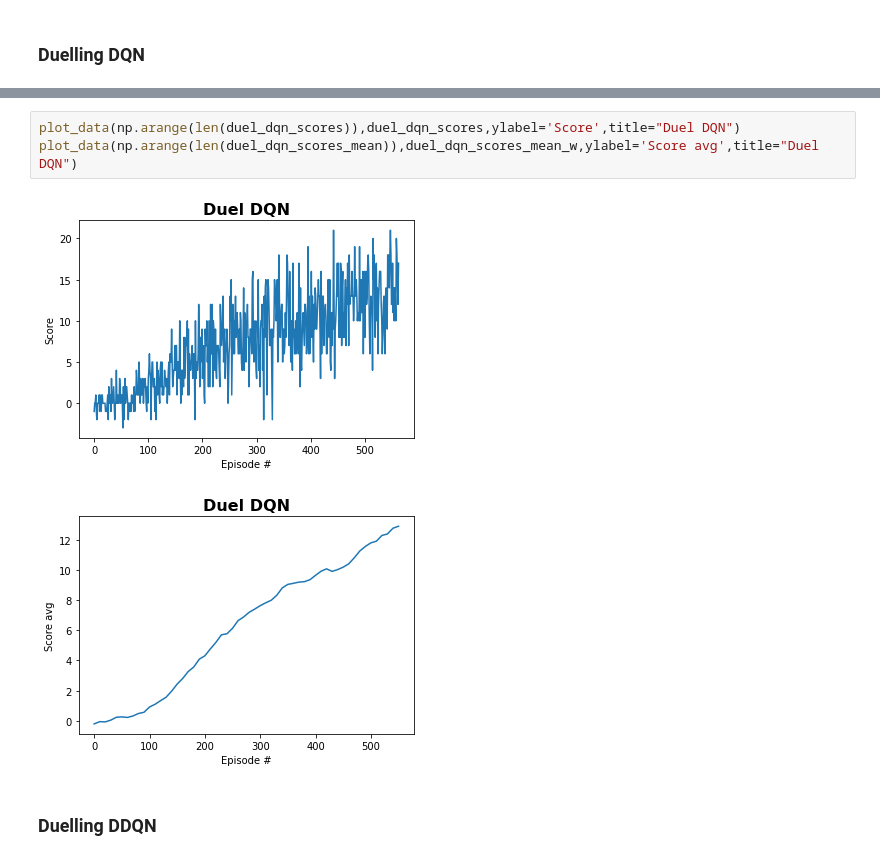
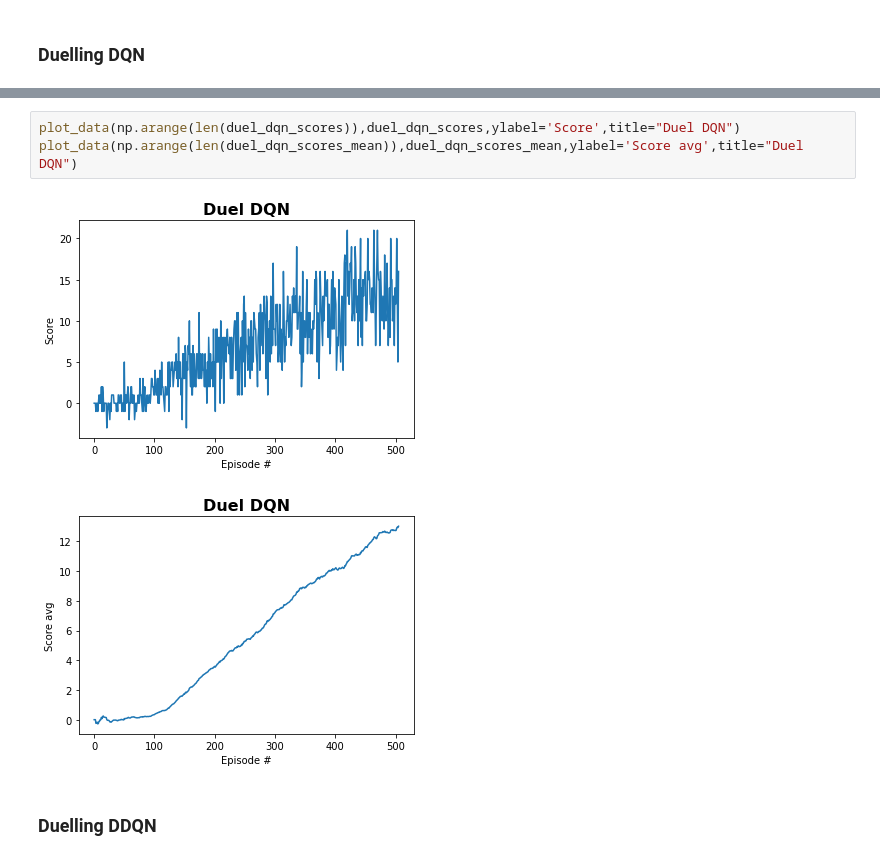
Before and after one commit to AI2Rgross/Navigation_banana, a Jupyter notebook: Navigation.ipynb, the cells around one changed output, grey strips where cells are left out. Cells and saved outputs as stored; diff of their text form.

```diff
--- a/Navigation.ipynb
+++ b/Navigation.ipynb
@@ -240,9 +239,9 @@ Environment solved in 463 episodes!     Average Score: 13.06
 # %%
 plot_data(np.arange(len(duel_dqn_scores)),duel_dqn_scores,ylabel='Score',title="Duel DQN")
-plot_data(np.arange(len(duel_dqn_scores_mean)),duel_dqn_scores_mean_w,ylabel='Score avg',title="Duel DQN")
+plot_data(np.arange(len(duel_dqn_scores_mean)),duel_dqn_scores_mean,ylabel='Score avg',title="Duel DQN")
 # %% [output]
-[figure, old version]
+[figure, new version]
-[figure, old version]
+[figure, new version]
 # %% [markdown]
 ### Duelling DDQN
 # %%
```
Also changed, not shown: parts of 12 cells of this notebook, 12 other files.
